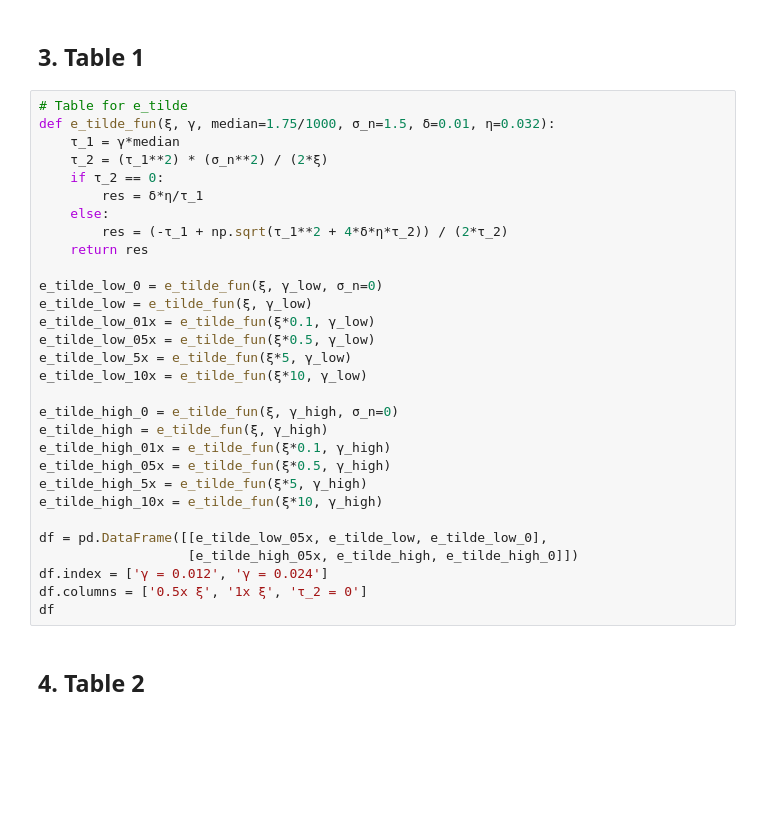
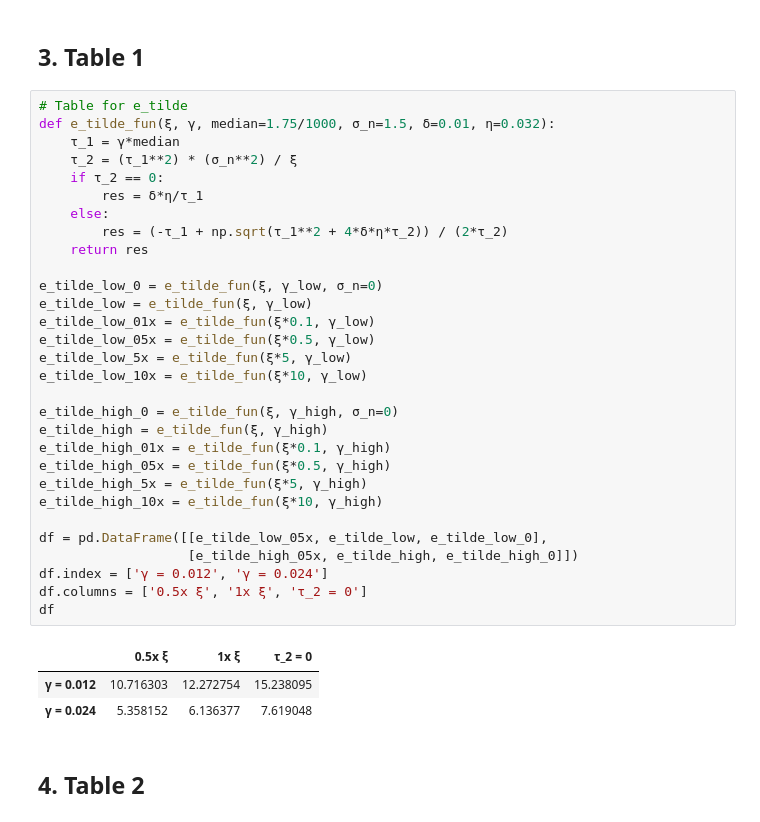
Before and after one commit to lphansen/ClimateUncertaintySpillover, a Jupyter notebook: notebook/paper_plots.ipynb, the cells around one changed output. Drawn from its saved outputs; the diff is of its cells as text; blank space fills up the shorter version.

```diff
--- a/notebook/paper_plots.ipynb
+++ b/notebook/paper_plots.ipynb
@@ -235,33 +243,37 @@ plt.show()
 # %%
 # Table for e_tilde
 def e_tilde_fun(ξ, γ, median=1.75/1000, σ_n=1.5, δ=0.01, η=0.032):
     τ_1 = γ*median
-    τ_2 = (τ_1**2) * (σ_n**2) / (2*ξ)
+    τ_2 = (τ_1**2) * (σ_n**2) / ξ
     if τ_2 == 0:
         res = δ*η/τ_1
     else:
         res = (-τ_1 + np.sqrt(τ_1**2 + 4*δ*η*τ_2)) / (2*τ_2)
     return res
 
 e_tilde_low_0 = e_tilde_fun(ξ, γ_low, σ_n=0)
 e_tilde_low = e_tilde_fun(ξ, γ_low)
 e_tilde_low_01x = e_tilde_fun(ξ*0.1, γ_low)
 e_tilde_low_05x = e_tilde_fun(ξ*0.5, γ_low)
 e_tilde_low_5x = e_tilde_fun(ξ*5, γ_low)
 e_tilde_low_10x = e_tilde_fun(ξ*10, γ_low)
 
 e_tilde_high_0 = e_tilde_fun(ξ, γ_high, σ_n=0)
 e_tilde_high = e_tilde_fun(ξ, γ_high)
 e_tilde_high_01x = e_tilde_fun(ξ*0.1, γ_high)
 e_tilde_high_05x = e_tilde_fun(ξ*0.5, γ_high)
 e_tilde_high_5x = e_tilde_fun(ξ*5, γ_high)
 e_tilde_high_10x = e_tilde_fun(ξ*10, γ_high)
 
 df = pd.DataFrame([[e_tilde_low_05x, e_tilde_low, e_tilde_low_0],
                    [e_tilde_high_05x, e_tilde_high, e_tilde_high_0]])
 df.index = ['γ = 0.012', 'γ = 0.024']
 df.columns = ['0.5x ξ', '1x ξ', 'τ_2 = 0']
 df
+# %% [output]
+|  | 0.5x ξ | 1x ξ | τ_2 = 0 |
+| γ = 0.012 | 10.716303 | 12.272754 | 15.238095 |
+| γ = 0.024 | 5.358152 | 6.136377 | 7.619048 |
 # %% [markdown]
 ## 4. Table 2
 # %%
```
Also changed, not shown: parts of 11 cells of this notebook, 8 other files.
